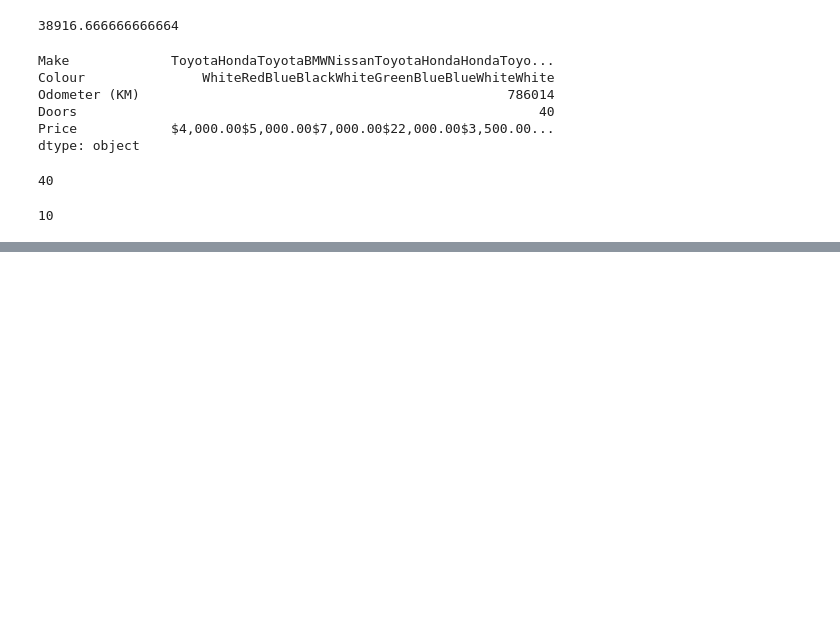
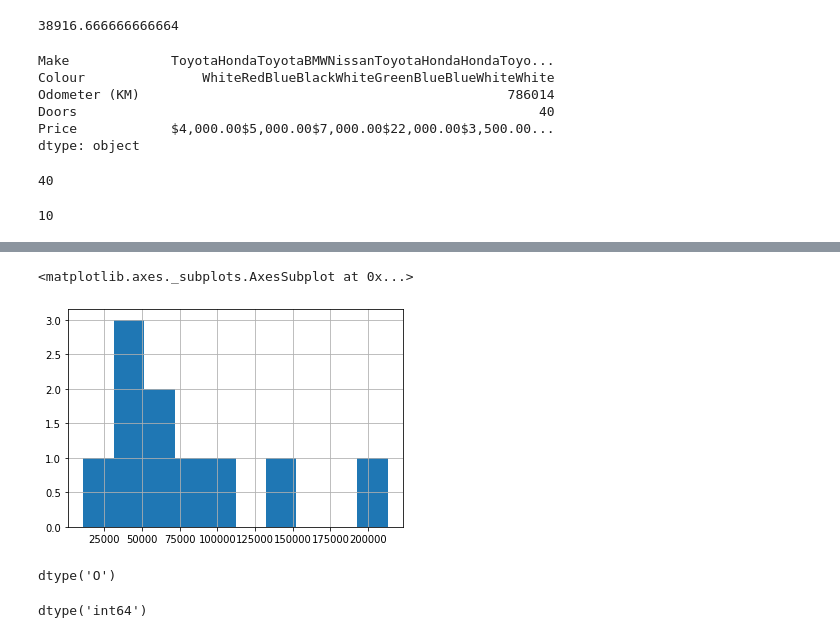
Before and after one commit to schauppi/Udemy_TensorFlow_Developer, a Jupyter notebook: z_Appendix_Pandas_for_data_Analysis/01_Pandas_for_Data_Analysis.ipynb, the cells around one changed output, grey strips where cells are left out. Saved outputs shown, nothing was run; the diff lists cells and outputs as text; code cells hidden in the pictures; blank space fills up the shorter version.

```diff
--- a/z_Appendix_Pandas_for_data_Analysis/01_Pandas_for_Data_Analysis.ipynb
+++ b/z_Appendix_Pandas_for_data_Analysis/01_Pandas_for_Data_Analysis.ipynb
@@ -140,0 +290,9 @@ len(car_sales)
+# %%
+car_sales["Odometer (KM)"].hist()
+# %% [output]
+<matplotlib.axes._subplots.AxesSubplot at 0x...>
+[figure, added]
+# %%
+car_sales["Price"].dtype
+# %% [output]
+dtype('O')
@@ -140,0 +301,4 @@ len(car_sales)
+# %%
+car_sales["Price"].dtype
+# %% [output]
+dtype('int64')
```
Also changed, not shown: parts of 21 cells of this notebook.
